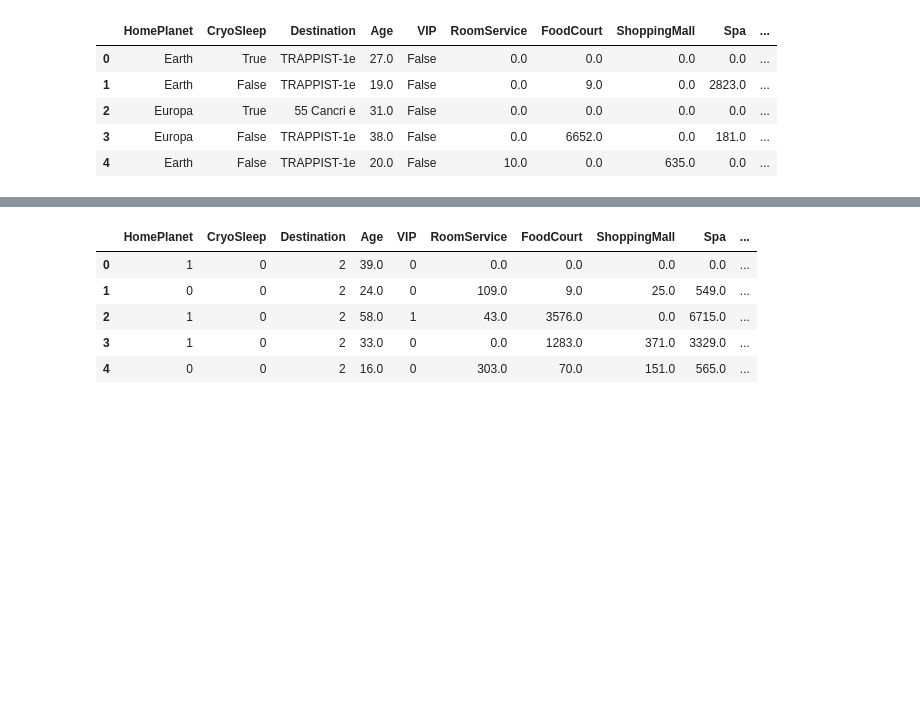
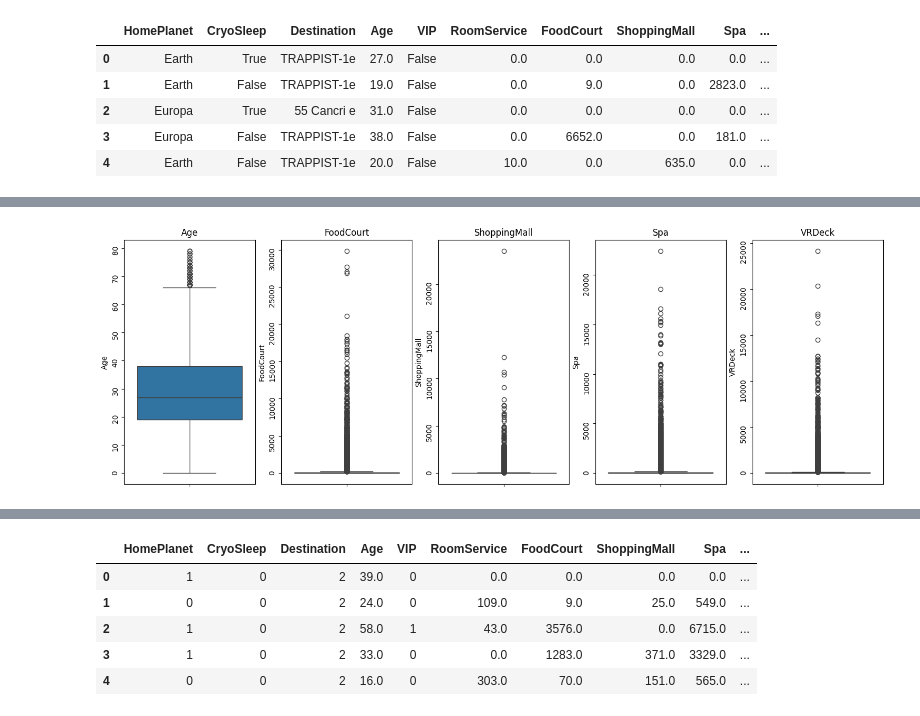
Before and after one commit to 7PAM2015-0105-2023-Team-8/kaggle-challenge-Team-8, a Jupyter notebook: Kaggle_challenge_Team_8.ipynb, the cells around one changed output, grey strips where cells are left out. Cells and saved outputs as stored; diff of their text form; code cells hidden in the pictures; blank space fills up the shorter version.

```diff
--- a/Kaggle_challenge_Team_8.ipynb
+++ b/Kaggle_challenge_Team_8.ipynb
@@ -212,0 +162,13 @@ plt.show()
+# %%
+x= 0
+cols = ['Age','FoodCourt','ShoppingMall','Spa','VRDeck']
+plt.figure(figsize=(30,6))
+for i in cols:
+    x += 1
+    plt.subplot(1, 8, x)
+    sns.boxplot(data=train[i])
+    plt.yticks(rotation=90)
+    plt.title(i)
+plt.show()
+# %% [output]
+[figure, added]
```
Also changed, not shown: parts of 31 cells of this notebook.
